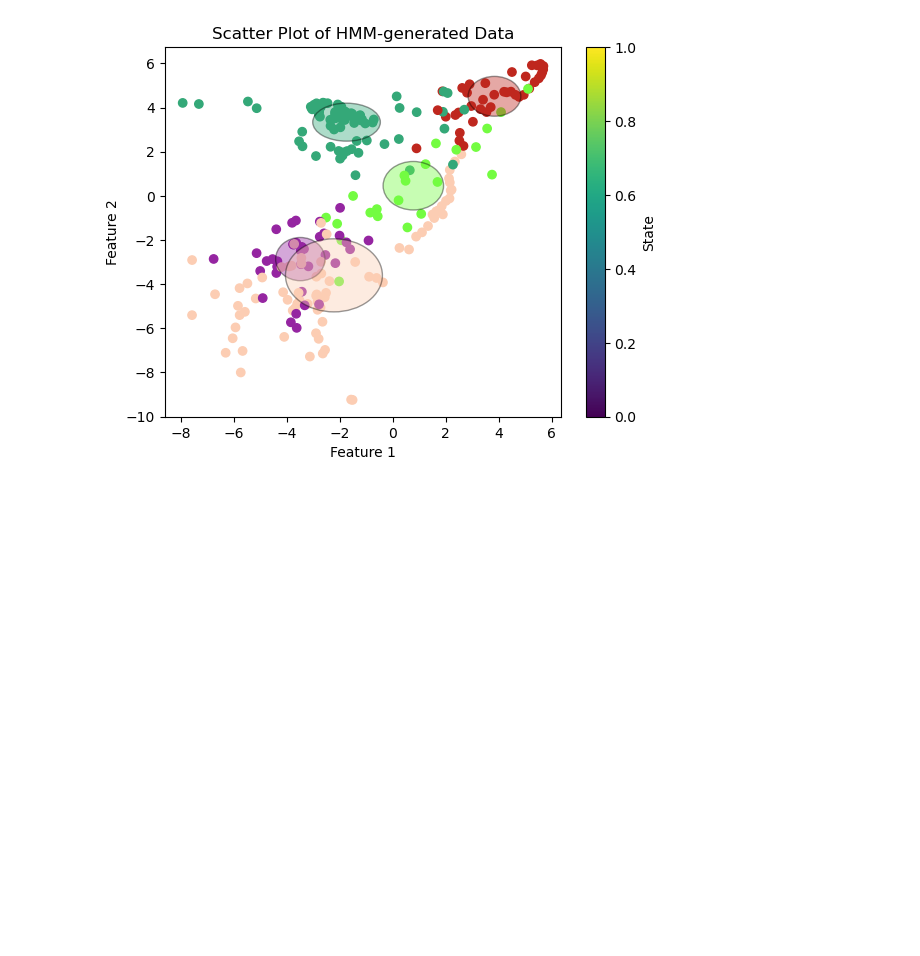
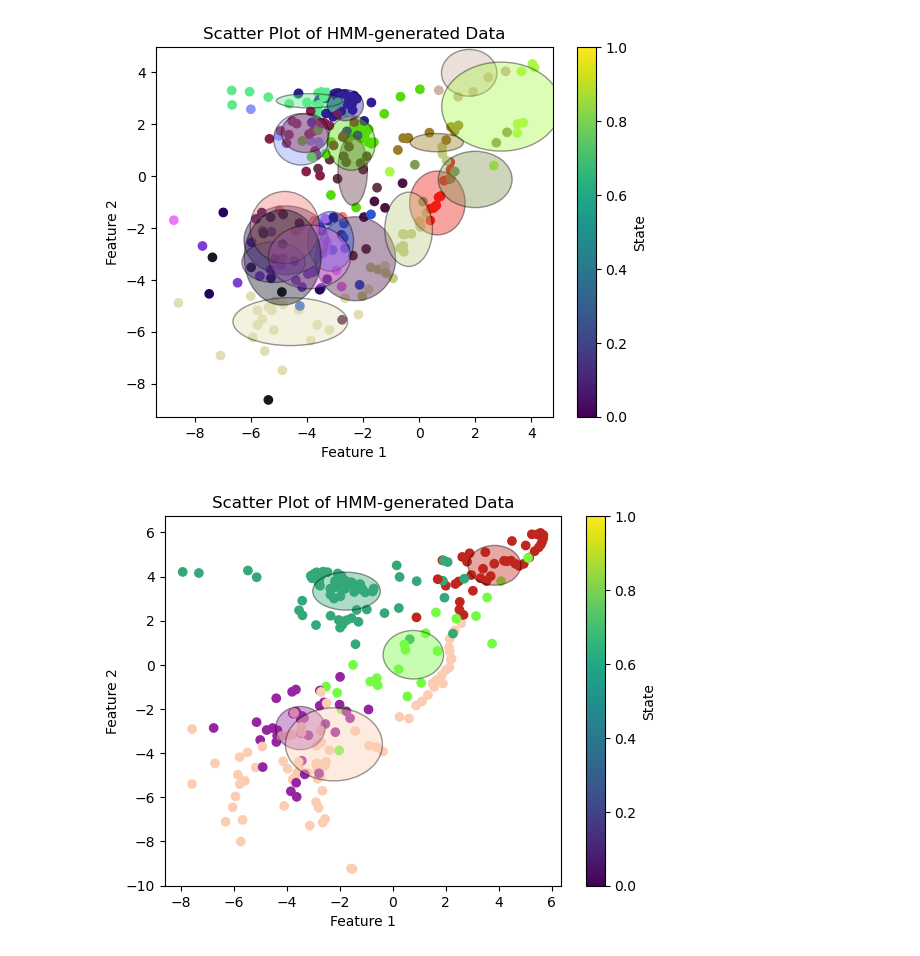
Before and after one commit to Davidjames9610/ubm, a Jupyter notebook: final/models/hdphmm/hdphmmda/testing/whale_data_da_test.ipynb, the cells around one changed output. Saved outputs shown, nothing was run; the diff lists cells and outputs as text; code cells hidden in the pictures; blank space fills up the shorter version.

```diff
--- a/final/models/hdphmm/hdphmmda/testing/whale_data_da_test.ipynb
+++ b/final/models/hdphmm/hdphmmda/testing/whale_data_da_test.ipynb
@@ -84,3 +91,7 @@ KeyboardInterrupt:
+# %%
+plot_hmm.plot_hmm_data(smaller_features, bhmm.Z, bhmm.K, bhmm.mu, bhmm.sigma, feature_a=11, feature_b=12)
+# %% [output]
+[figure, added]
 # %%
 plot_hmm.plot_hmm_data(smaller_features, hdp_hmm.Z, hdp_hmm.K, hdp_hmm.hmm.means_, hdp_hmm.hmm.covars_, feature_a=11, feature_b=12)
 # %% [output]
```
Also changed, not shown: parts of 6 cells of this notebook, 8 other files.
